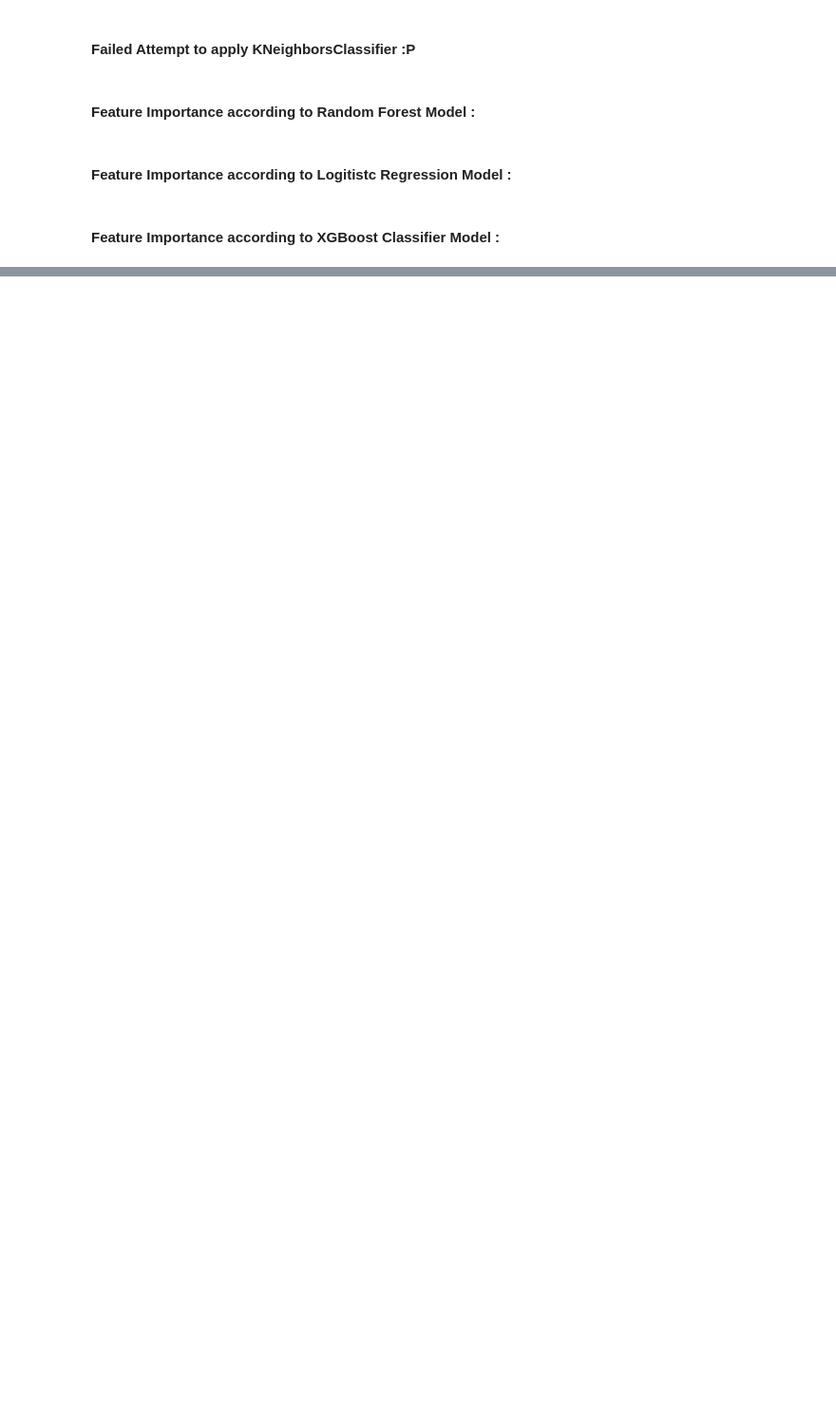
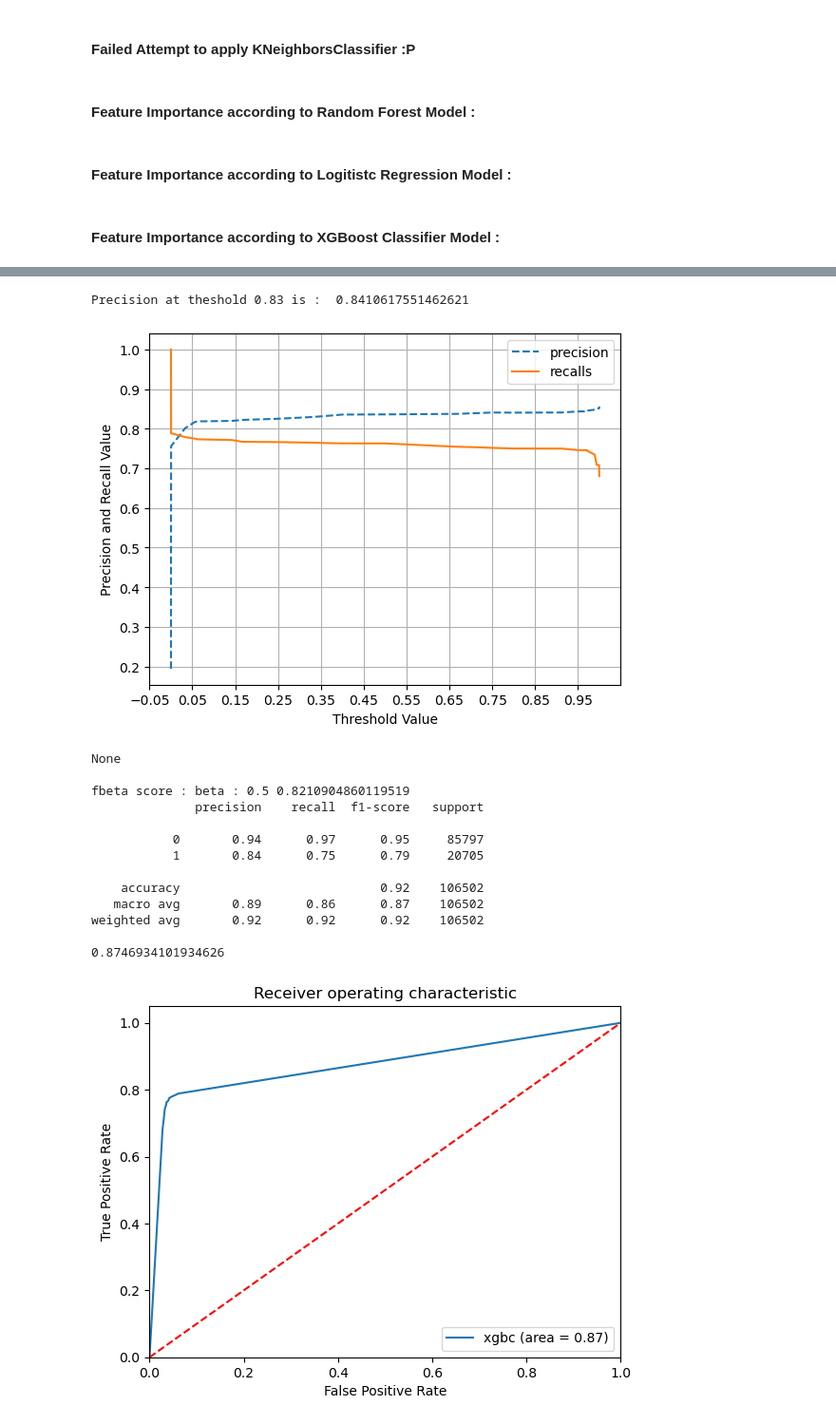
Before and after one commit to jiadiz/API-for-loan-selection, a Jupyter notebook: Binary classification with ensemble.ipynb, the cells around one changed output, grey strips where cells are left out. Shown at 95% size. Saved outputs shown, nothing was run; the diff lists cells and outputs as text; code cells hidden in the pictures; blank space fills up the shorter version.

```diff
--- a/Binary classification with ensemble.ipynb
+++ b/Binary classification with ensemble.ipynb
@@ -1359,7 +962,7 @@ def custom_predict(X, threshold):
         return (probs[:, 1] > threshold).astype(int)
 
 # print(model.predict_proba(X_test))
-threshold = 0.75
+threshold = 0.83
 
 new_preds = custom_predict(X=X_test, threshold=threshold)
 
@@ -1476,7 +1079,7 @@ def custom_predict(X, threshold):
         return (probs[:, 1] > threshold).astype(int)
 
 # print(model.predict_proba(X_test))
-threshold = 0.75
+threshold = 0.83
 
 new_preds = custom_predict(X=X_test, threshold=threshold)
 
@@ -1501,7 +1104,6 @@ print(classification_report(y_test, new_preds))
 
 
 
-_roc_auc = roc_auc_score(y_test, GBDTmodel.predict(X_test))
 fpr, tpr, thresholds = roc_curve(y_test, GBDTmodel.predict_proba(X_test)[:,1])
 plt.figure()
 plt.plot(fpr, tpr, label='GBDT (area = %0.2f)' % _roc_auc)
@@ -1575,7 +1177,7 @@ def custom_predict(X, threshold):
         return (probs[:, 1] > threshold).astype(int)
 
 # print(model.predict_proba(X_test))
-threshold = 0.65
+threshold = 0.83
 
 new_preds = custom_predict(X=X_test, threshold=threshold)
 
@@ -1600,8 +1202,6 @@ print(classification_report(y_test, new_preds))
 
 
 
-_roc_auc = roc_auc_score(y_test, xgbc.predict(X_test))
-_roc_auc
 fpr, tpr, thresholds = roc_curve(y_test, xgbc.predict_proba(X_test)[:,1])
 plt.figure()
 plt.plot(fpr, tpr, label='xgbc (area = %0.2f)' % _roc_auc)
@@ -2026,6 +1320,0 @@ Best probability threshold: 0.5366846262375743
-# %%
-def custom_predict(X, best_threshold):
-    return (X > threshold).astype(int)
-
-final_train_classifications = custom_predict(final_train_predictions, best_threshold)
-final_test_classifications = custom_predict(final_test_predictions, best_threshold)
@@ -2269,0 +1557,59 @@ weighted avg       0.93      0.94      0.93    106502
+# %%
+def custom_predict(model, X, threshold):
+    probs = model.predict_proba(X)
+    return (probs[:, 1] > threshold).astype(int)
+
+# print(model.predict_proba(X_test))
+
+
+new_preds = custom_predict(model = best_final_dtr_regression, X=test_model_predictions, threshold=best_threshold)
+
+
+print(f"Precision at theshold {best_threshold} is : ",precision_score(y_test,new_preds))
+
+
+print()
+print()
+
+print(precision_recall_curve_plot(y_test, best_final_dtr_regression.predict_proba(test_model_predictions)[:,1]))
+plt.show()
+
+
+
+print()
+print("fbeta score : beta : 0.5",fbeta_score(y_true = y_test, y_pred = new_preds,
+                                                beta = 0.5))
+print(classification_report(y_test, new_preds))
+
+
+_roc_auc = roc_auc_score(y_test, best_final_dtr_regression.predict_proba(test_model_predictions)[:,1])
+print(_roc_auc )
+fpr, tpr, thresholds = roc_curve(y_test, best_final_dtr_regression.predict_proba(test_model_predictions)[:,1])
+plt.figure()
+plt.plot(fpr, tpr, label='xgbc (area = %0.2f)' % _roc_auc)
+plt.plot([0, 1], [0, 1],'r--')
+plt.xlim([0.0, 1.0])
+plt.ylim([0.0, 1.05])
+plt.xlabel('False Positive Rate')
+plt.ylabel('True Positive Rate')
+plt.title('Receiver operating characteristic')
+plt.legend(loc="lower right")
+plt.savefig('XGB_ROC')
+plt.show()
+# %% [output]
+Precision at theshold 0.83 is :  0.8410617551462621
+[figure, added]
+None
+
+fbeta score : beta : 0.5 0.8210904860119519
+              precision    recall  f1-score   support
+
+           0       0.94      0.97      0.95     85797
+           1       0.84      0.75      0.79     20705
+
+    accuracy                           0.92    106502
+   macro avg       0.89      0.86      0.87    106502
+weighted avg       0.92      0.92      0.92    106502
+
+0.8746934101934626
+[figure, added]
```
Also changed, not shown: parts of 138 cells of this notebook.
